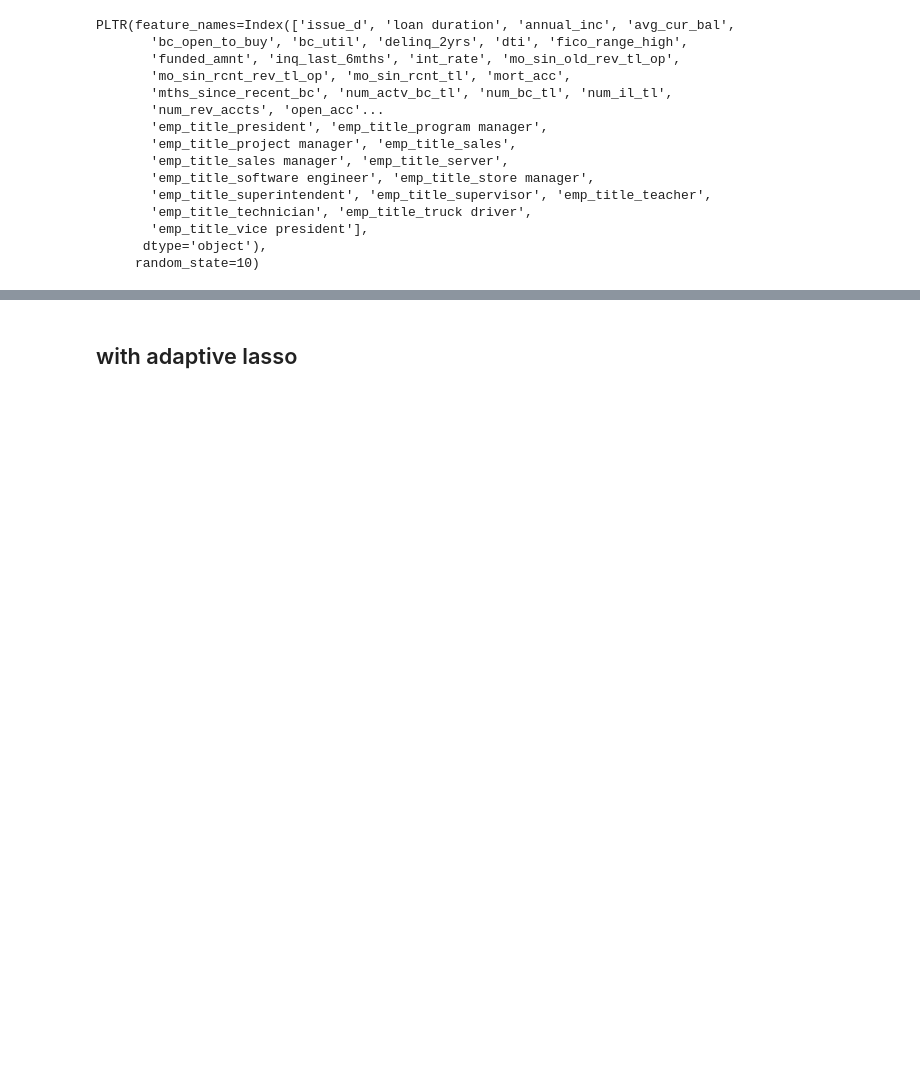
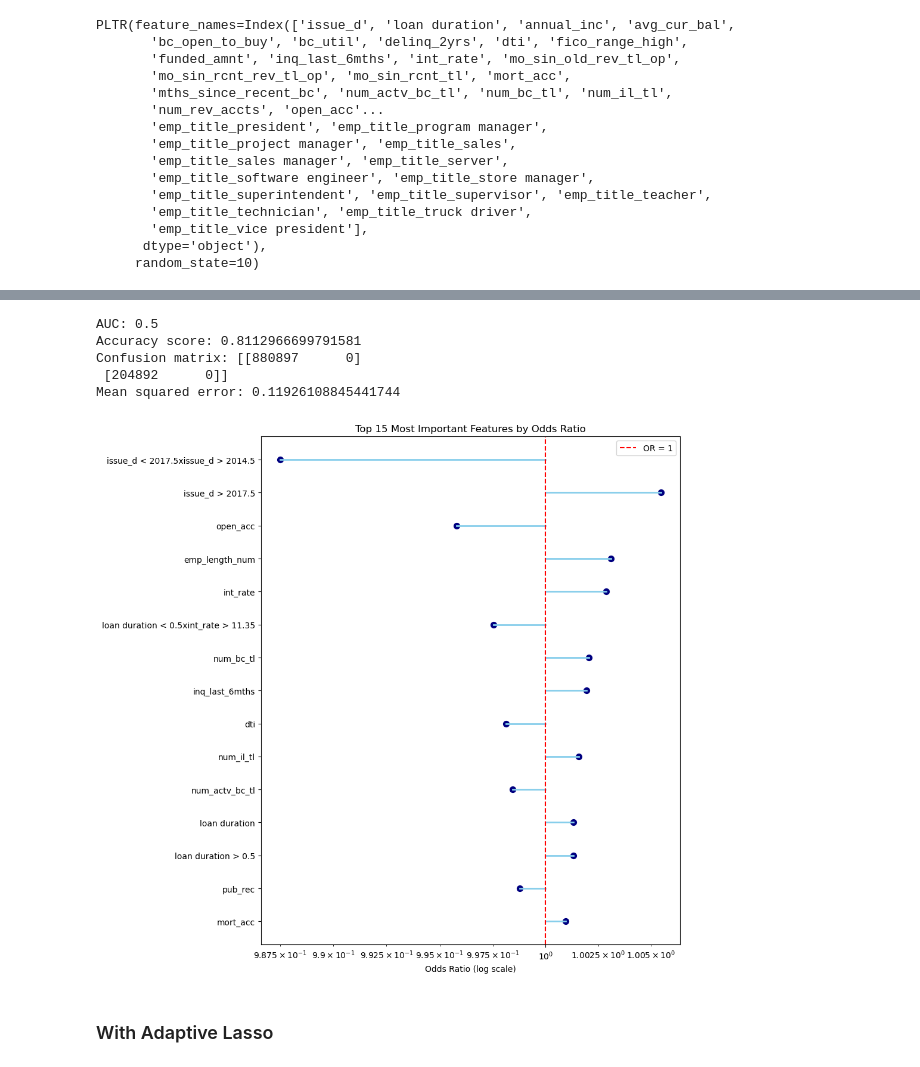
Before and after one commit to maximotk/explainable-credit-scoring, a Jupyter notebook: step1/surrogate.ipynb, the cells around one changed output, grey strips where cells are left out. Drawn from its saved outputs; the diff is of its cells as text; code cells hidden in the pictures; blank space fills up the shorter version.

```diff
--- a/step1/surrogate.ipynb
+++ b/step1/surrogate.ipynb
@@ -425,26 +395,48 @@ array([[445679,  20853],
+# %%
+fpr, tpr, thresholds = roc_curve(df['Predictions'], pltr_pred)
+
+print(f"AUC: {auc(fpr, tpr)}")
+print(f"Accuracy score: {accuracy_score(df['Predictions'], pltr_pred)}")
+print(f"Confusion matrix: {confusion_matrix(df['Predictions'], pltr_pred)}")
+print(f"Mean squared error: {np.sqrt(mean_squared_error(df['Predicted probabilities'], pltr_pred_prob))}")
+# %% [output]
+AUC: 0.5
+Accuracy score: 0.8112966699791581
+Confusion matrix: [[880897      0]
+ [204892      0]]
+Mean squared error: 0.11926108845441744
 # %%
-df_or = pd.DataFrame({
+summary = pd.DataFrame({
     'feature': pltr.modified_input_full.columns,
     'coeff': pltr.pltr.coef_[0],
     'odds_ratio': np.exp(pltr.pltr.coef_[0])
 })
-import numpy as np
-import pandas as pd
-import matplotlib.pyplot as plt
-import statsmodels.api as sm
-# Prepare data
-summary = df_or
-plt.figure(figsize=(8, len(summary) * 0.4))
-plt.scatter(summary['odds_ratio'], summary['feature'], color='blue')
+summary['importance'] = np.abs(np.log(summary['odds_ratio']))
+summary = summary.sort_values('importance', ascending=False)
+
+top_n = 15
+top_summary = summary.head(15)
+
+plt.figure(figsize=(10, 0.5 * top_n + 2))
+
+for i, (feature, or_val) in enumerate(zip(top_summary['feature'], top_summary['odds_ratio'])):
+    plt.plot([1, or_val], [i, i], color='skyblue', linewidth=2)
+    plt.scatter(or_val, i, color='navy', s=50)
+
 plt.axvline(x=1, color='red', linestyle='--', label='OR = 1')
+plt.yticks(range(len(top_summary)), top_summary['feature'])
 plt.xscale('log')
 plt.xlabel('Odds Ratio (log scale)')
-plt.title('Odds Ratios - PLTR')
+plt.title(f'Top {top_n} Most Important Features by Odds Ratio')
+plt.gca().invert_yaxis()
 plt.legend()
 plt.tight_layout()
 plt.show()
+plt.show()
+# %% [output]
+[figure, added]
-# %% [markdown]
-## with adaptive lasso
+# %% [markdown]
+### With Adaptive Lasso
 # %%
 import warnings
 warnings.simplefilter(action="ignore", category=FutureWarning)
```
Also changed, not shown: parts of 43 cells of this notebook.
